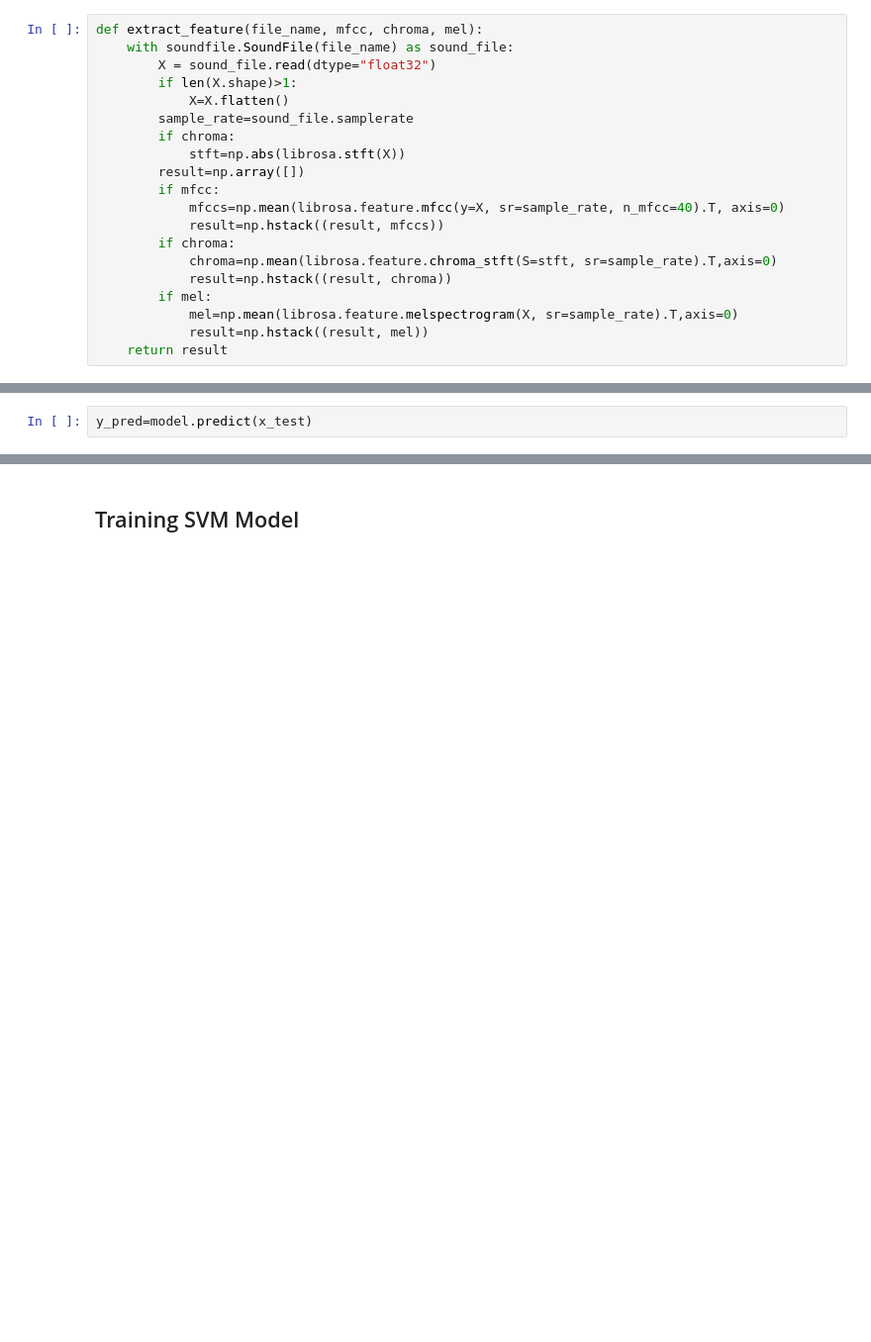
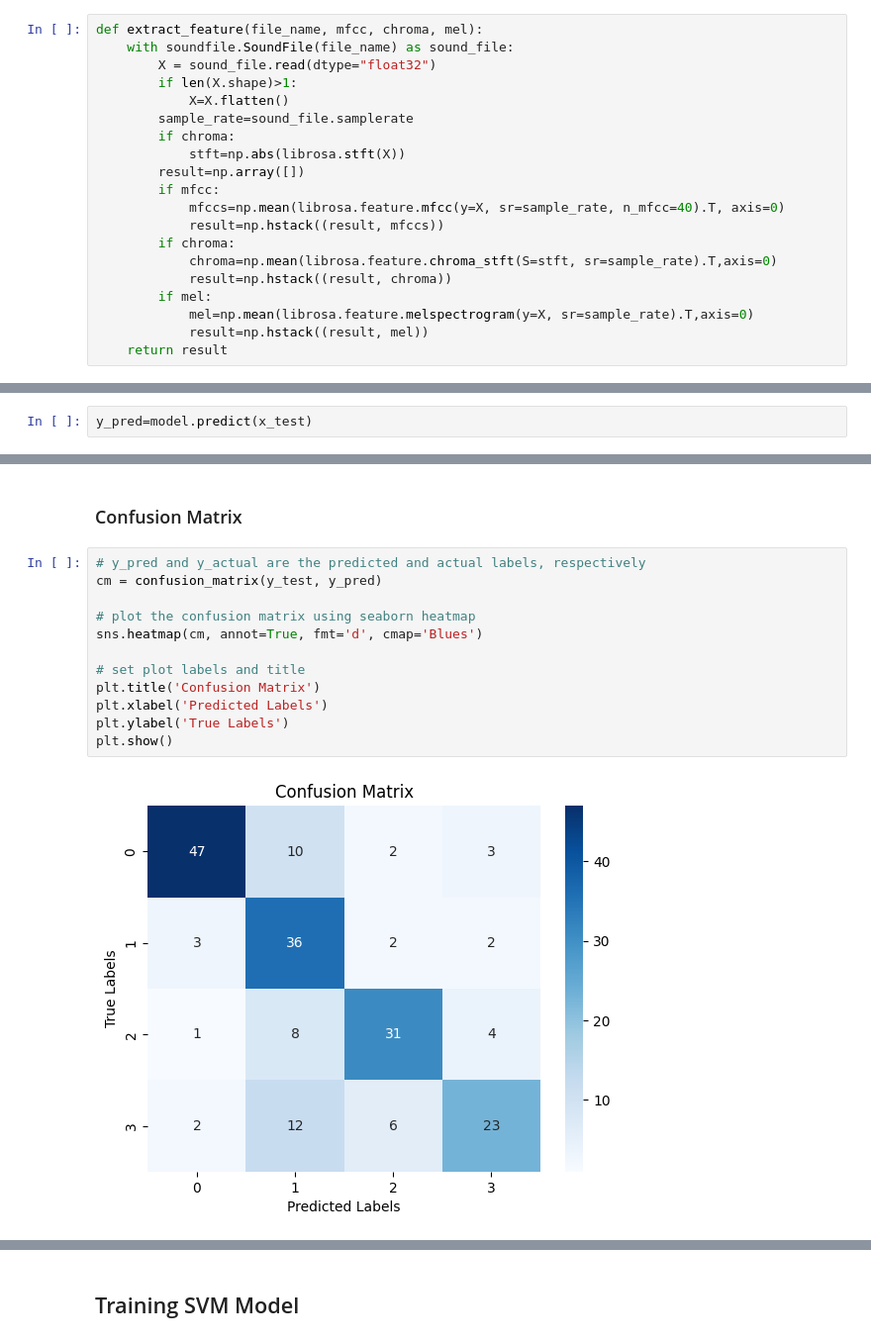
Before and after one commit to PavanProj/Team_Project, a Jupyter notebook: src/EmotionDetectionSound.ipynb, the cells around one changed output, grey strips where cells are left out. Shown at 99% size. Cells and saved outputs as stored; diff of their text form; blank space fills up the shorter version.

```diff
--- a/src/EmotionDetectionSound.ipynb
+++ b/src/EmotionDetectionSound.ipynb
@@ -66,7 +71,7 @@ def extract_feature(file_name, mfcc, chroma, mel):
             chroma=np.mean(librosa.feature.chroma_stft(S=stft, sr=sample_rate).T,axis=0)
             result=np.hstack((result, chroma))
         if mel:
-            mel=np.mean(librosa.feature.melspectrogram(X, sr=sample_rate).T,axis=0)
+            mel=np.mean(librosa.feature.melspectrogram(y=X, sr=sample_rate).T,axis=0)
             result=np.hstack((result, mel))
     return result
 # %% [markdown]
@@ -159,0 +165,16 @@ array(['disgust', 'happy', 'happy', 'calm', 'happy', 'calm', 'fearful',
+# %% [markdown]
+### Confusion Matrix
+# %%
+# y_pred and y_actual are the predicted and actual labels, respectively
+cm = confusion_matrix(y_test, y_pred)
+
+# plot the confusion matrix using seaborn heatmap
+sns.heatmap(cm, annot=True, fmt='d', cmap='Blues')
+
+# set plot labels and title
+plt.title('Confusion Matrix')
+plt.xlabel('Predicted Labels')
+plt.ylabel('True Labels')
+plt.show()
+# %% [output]
+[figure, added]
```
Also changed, not shown: parts of 21 cells of this notebook.
